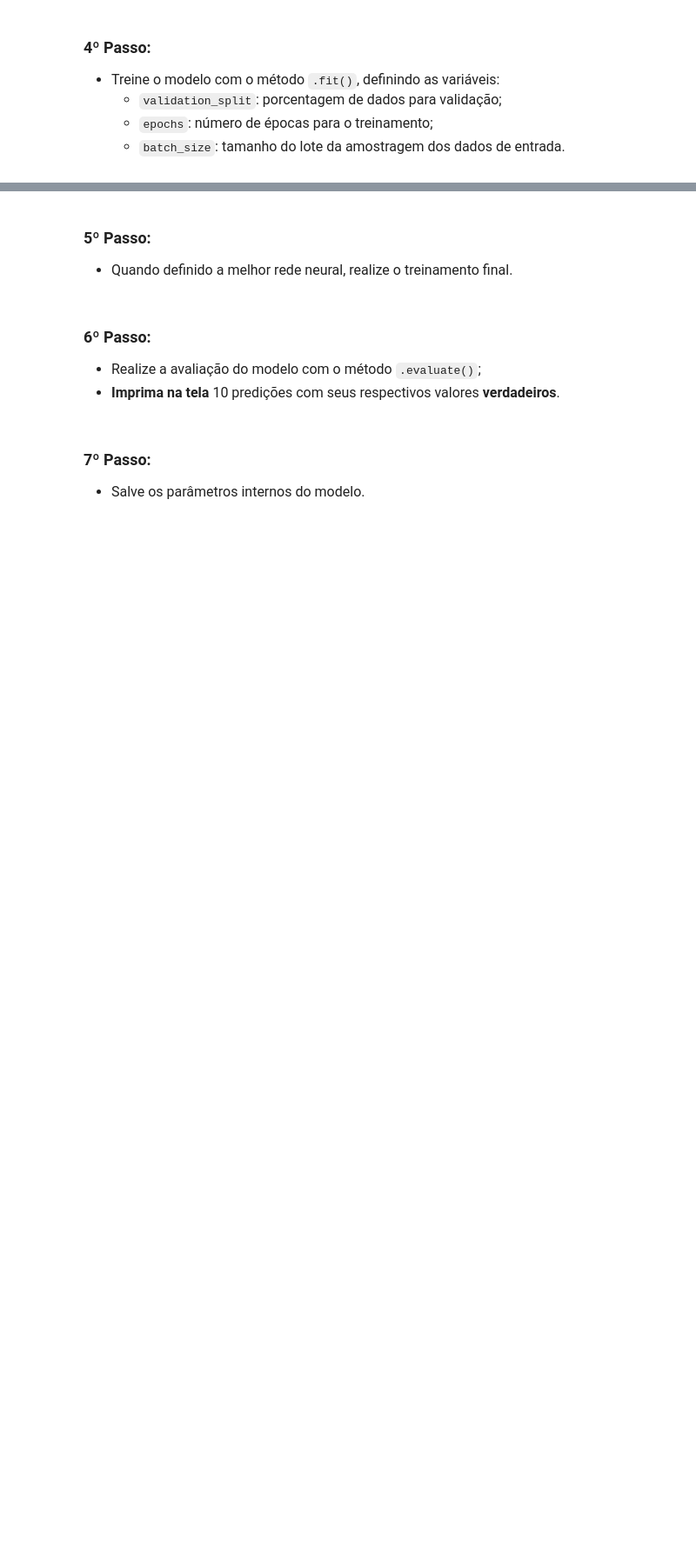
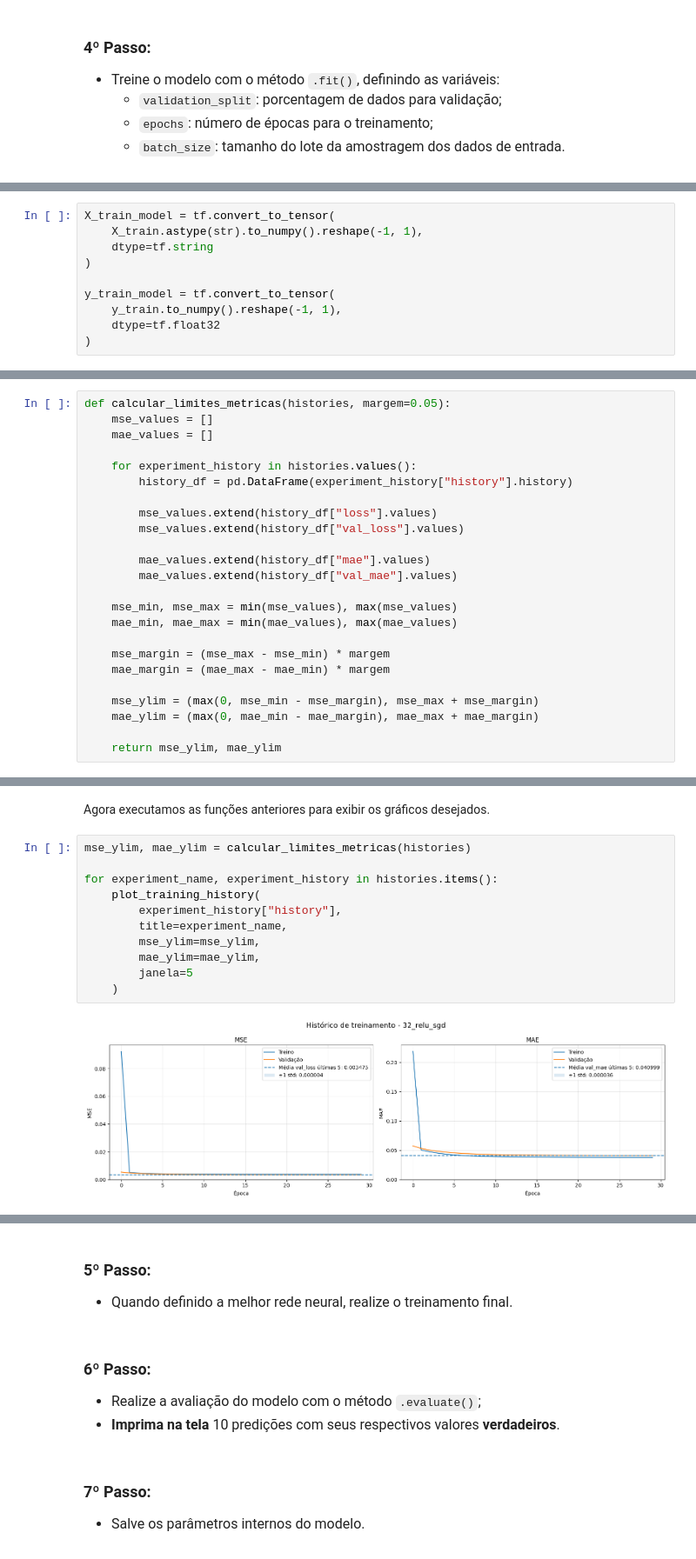
Before and after one commit to gilcesarf/imd1107-202601, a Jupyter notebook: 3-unidade/atividade1.ipynb, the cells around one changed output, grey strips where cells are left out. Shown at 87% size. Cells and saved outputs as stored; diff of their text form; blank space fills up the shorter version.

```diff
--- a/3-unidade/atividade1.ipynb
+++ b/3-unidade/atividade1.ipynb
@@ -638,0 +787,10 @@ Assim, a escolha entre as duas abordagens depende do objetivo do modelo e das ca
+# %%
+X_train_model = tf.convert_to_tensor(
+    X_train.astype(str).to_numpy().reshape(-1, 1),
+    dtype=tf.string
+)
+
+y_train_model = tf.convert_to_tensor(
+    y_train.to_numpy().reshape(-1, 1),
+    dtype=tf.float32
+)
@@ -638,0 +848,24 @@ Assim, a escolha entre as duas abordagens depende do objetivo do modelo e das ca
+# %%
+def calcular_limites_metricas(histories, margem=0.05):
+    mse_values = []
+    mae_values = []
+
+    for experiment_history in histories.values():
+        history_df = pd.DataFrame(experiment_history["history"].history)
+
+        mse_values.extend(history_df["loss"].values)
+        mse_values.extend(history_df["val_loss"].values)
+
+        mae_values.extend(history_df["mae"].values)
+        mae_values.extend(history_df["val_mae"].values)
+
+    mse_min, mse_max = min(mse_values), max(mse_values)
+    mae_min, mae_max = min(mae_values), max(mae_values)
+
+    mse_margin = (mse_max - mse_min) * margem
+    mae_margin = (mae_max - mae_min) * margem
+
+    mse_ylim = (max(0, mse_min - mse_margin), mse_max + mse_margin)
+    mae_ylim = (max(0, mae_min - mae_margin), mae_max + mae_margin)
+
+    return mse_ylim, mae_ylim
@@ -638,0 +949,15 @@ Assim, a escolha entre as duas abordagens depende do objetivo do modelo e das ca
+# %% [markdown]
+Agora executamos as funções anteriores para exibir os gráficos desejados.
+# %%
+mse_ylim, mae_ylim = calcular_limites_metricas(histories)
+
+for experiment_name, experiment_history in histories.items():
+    plot_training_history(
+        experiment_history["history"],
+        title=experiment_name,
+        mse_ylim=mse_ylim,
+        mae_ylim=mae_ylim,
+        janela=5
+    )
+# %% [output]
+[figure, added]
```
Also changed, not shown: parts of 27 cells of this notebook.
